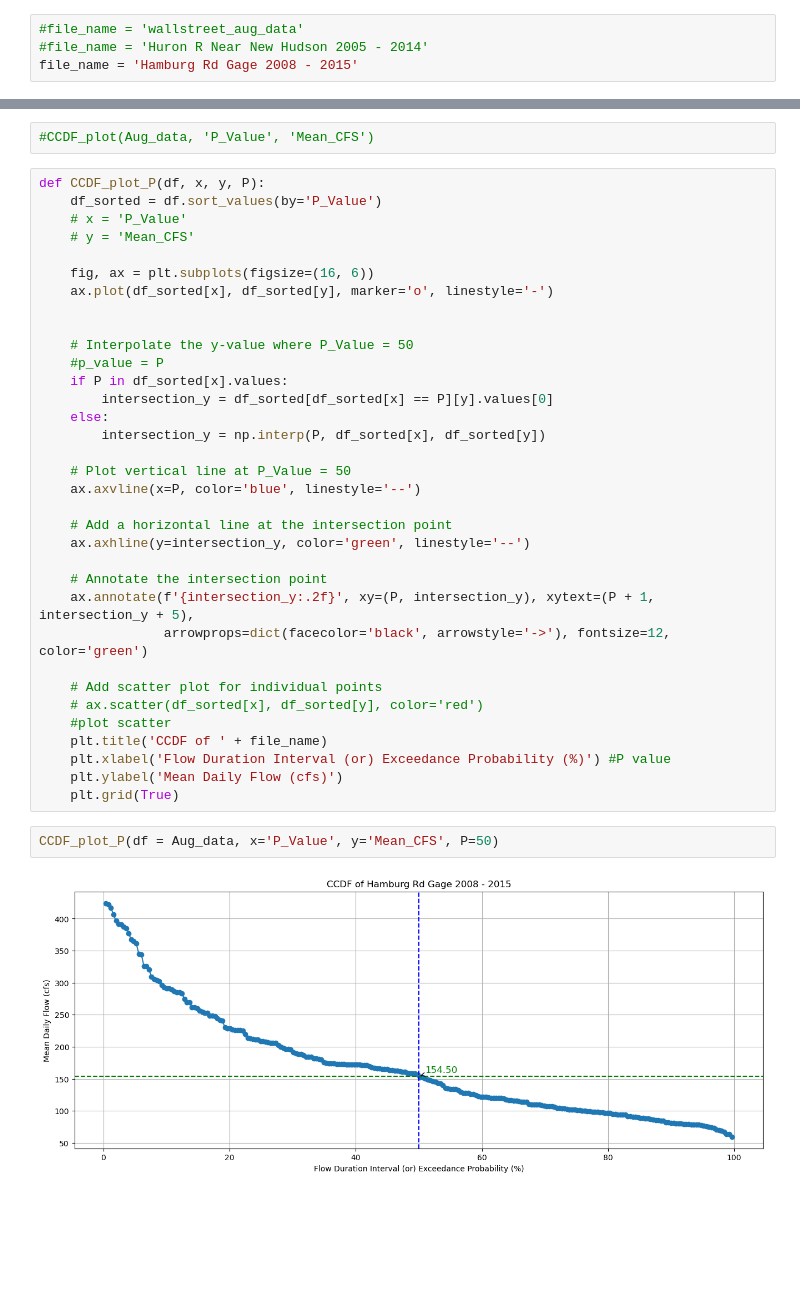
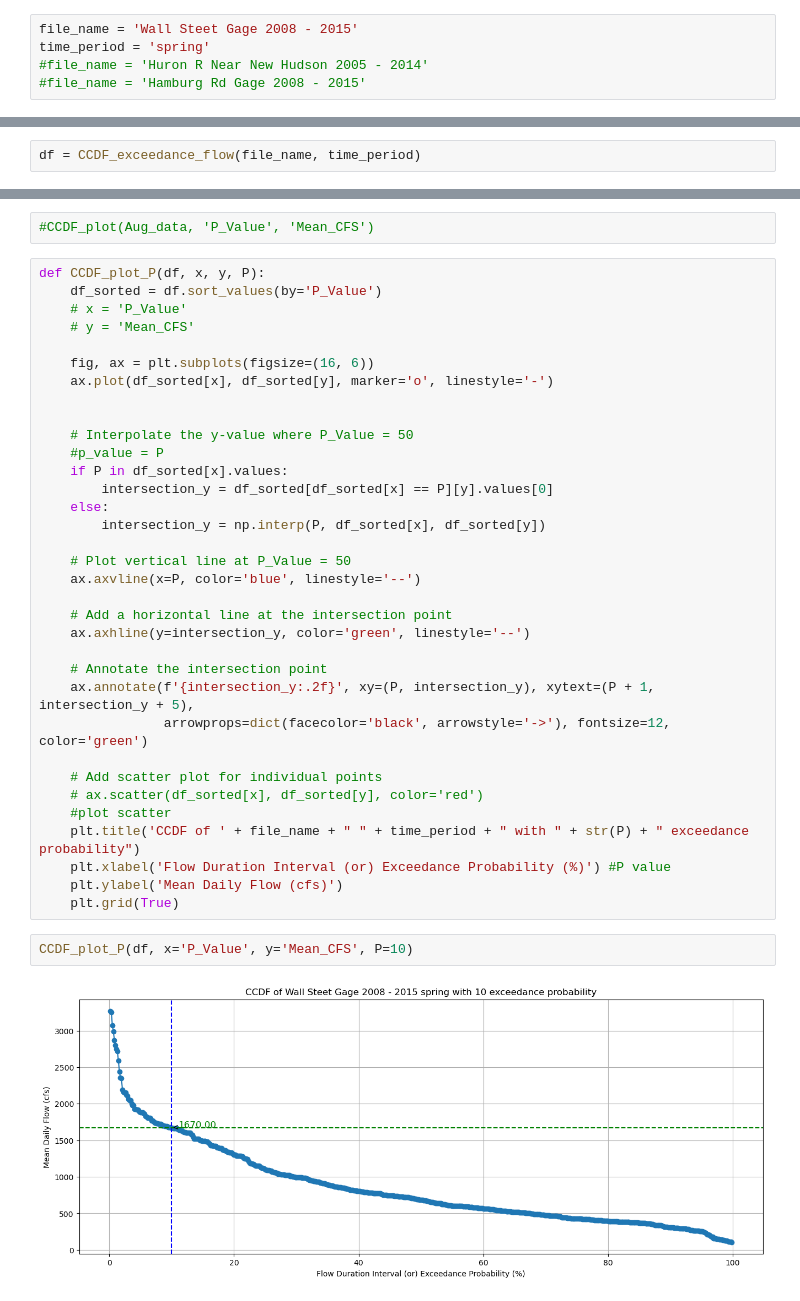
Before and after one commit to shinapatel/Recalculating_Flow_CCDFs, a Jupyter notebook: Final_CCDFs.ipynb, the cells around one changed output, grey strips where cells are left out. Drawn from its saved outputs; the diff is of its cells as text; blank space fills up the shorter version.

Commit message:
baseflow & spring working

```diff
--- a/Final_CCDFs.ipynb
+++ b/Final_CCDFs.ipynb
@@ -21,6 +20,7 @@ from IPython.display import display
 # %% [output]
 ' \n---------------------------------\n# Code  Description\n# ---------------------------------\n# e\tThe value has been edited or estimated by USGS personnel.\n# <\tThe Value is known to be less than ...
 # %%
-#file_name = 'wallstreet_aug_data'
+file_name = 'Wall Steet Gage 2008 - 2015'
+time_period = 'spring'
 #file_name = 'Huron R Near New Hudson 2005 - 2014'
-file_name = 'Hamburg Rd Gage 2008 - 2015'
+#file_name = 'Hamburg Rd Gage 2008 - 2015'
@@ -89,0 +175,2 @@ Name: P_Value, Length: 248, dtype: float64
+# %%
+df = CCDF_exceedance_flow(file_name, time_period)
@@ -161,11 +249,11 @@ def CCDF_plot_P(df, x, y, P):
     # Add scatter plot for individual points
     # ax.scatter(df_sorted[x], df_sorted[y], color='red')
     #plot scatter
-    plt.title('CCDF of ' + file_name)
+    plt.title('CCDF of ' + file_name + " " + time_period + " with " + str(P) + " exceedance probability")
     plt.xlabel('Flow Duration Interval (or) Exceedance Probability (%)') #P value
     plt.ylabel('Mean Daily Flow (cfs)')
     plt.grid(True)
 # %%
-CCDF_plot_P(df = Aug_data, x='P_Value', y='Mean_CFS', P=50)
+CCDF_plot_P(df, x='P_Value', y='Mean_CFS', P=10)
 # %% [output]
-[figure, old version]
+[figure, new version]
```
Also changed, not shown: parts of 7 cells of this notebook, 4 other files.
